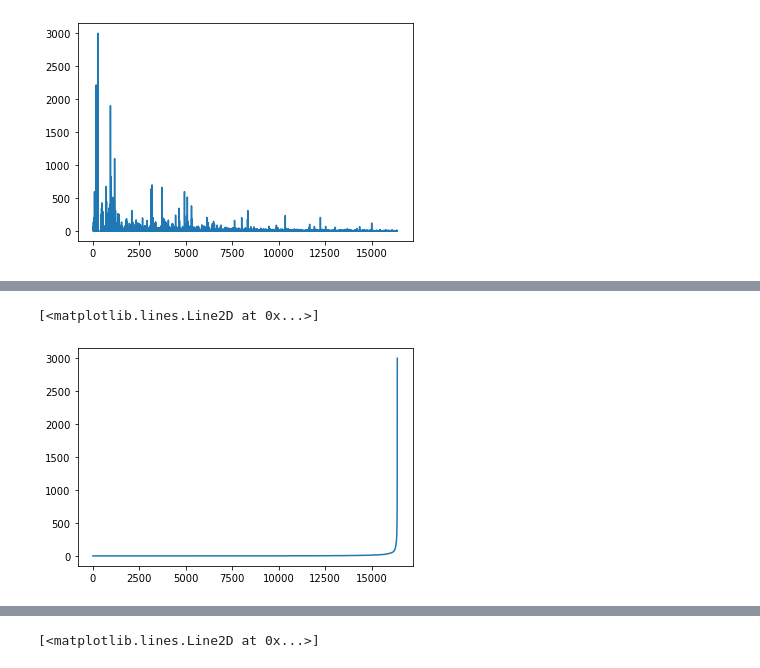
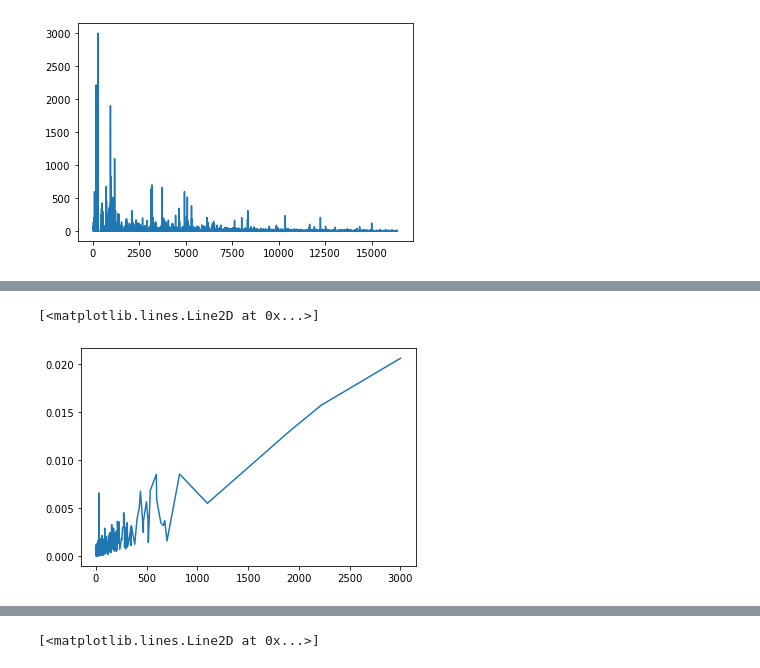
Before and after one commit to adithyarganesh/CSC555_Youtube_SNA, a Jupyter notebook: youtube_analysis.ipynb, the cells around one changed output, grey strips where cells are left out. Saved outputs shown, nothing was run; the diff lists cells and outputs as text; code cells hidden in the pictures.

```diff
--- a/youtube_analysis.ipynb
+++ b/youtube_analysis.ipynb
@@ -43,7 +43,7 @@ for i in f:
     temp = i.split(",")
     for j in temp:
         pr += z[int(j)]
-    lis.append(pr/len(temp))
+    lis.append(pr)
     t.append(len(temp))
 # %%
 import matplotlib.pyplot as plt
@@ -60,6 +65,6 @@ plt.plot([x for x in range(len(t))], t)
 # %%
 a, b = zip(*sorted(zip(t, lis)))
-plt.plot(sorted(t))
+plt.plot(a, b)
 # %% [output]
 [<matplotlib.lines.Line2D at 0x...>]
-[figure, old version]
+[figure, new version]
```
Also changed, not shown: parts of 7 cells of this notebook.
